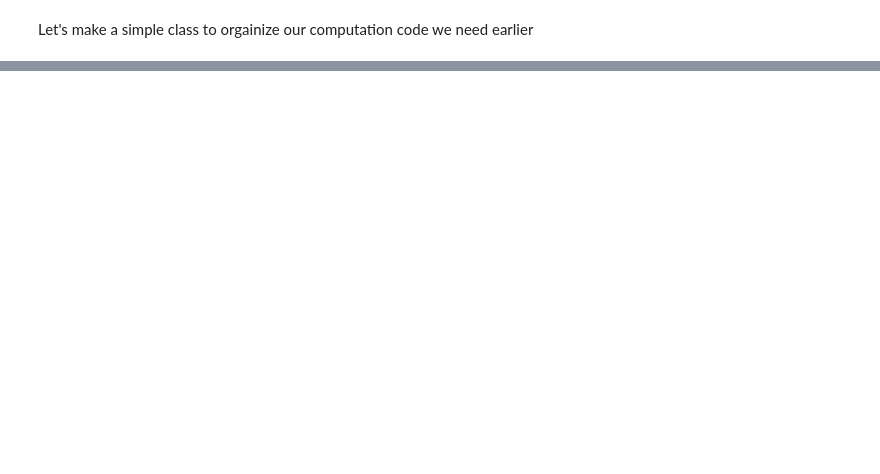
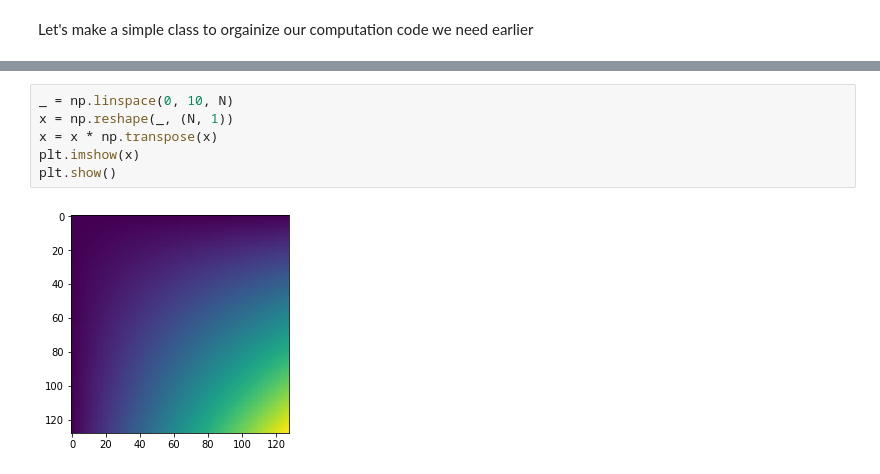
Before and after one commit to michaelmendoza/learning-tensorflow, a Jupyter notebook: notebooks/Python Basics.ipynb, the cells around one changed output, grey strips where cells are left out. Cells and saved outputs as stored; diff of their text form; blank space fills up the shorter version.

```diff
--- a/notebooks/Python Basics.ipynb
+++ b/notebooks/Python Basics.ipynb
@@ -173,0 +243,8 @@ class Compute:
+# %%
+_ = np.linspace(0, 10, N)
+x = np.reshape(_, (N, 1))
+x = x * np.transpose(x)
+plt.imshow(x)
+plt.show()
+# %% [output]
+[figure, added]
```
Also changed, not shown: parts of 19 cells of this notebook.
